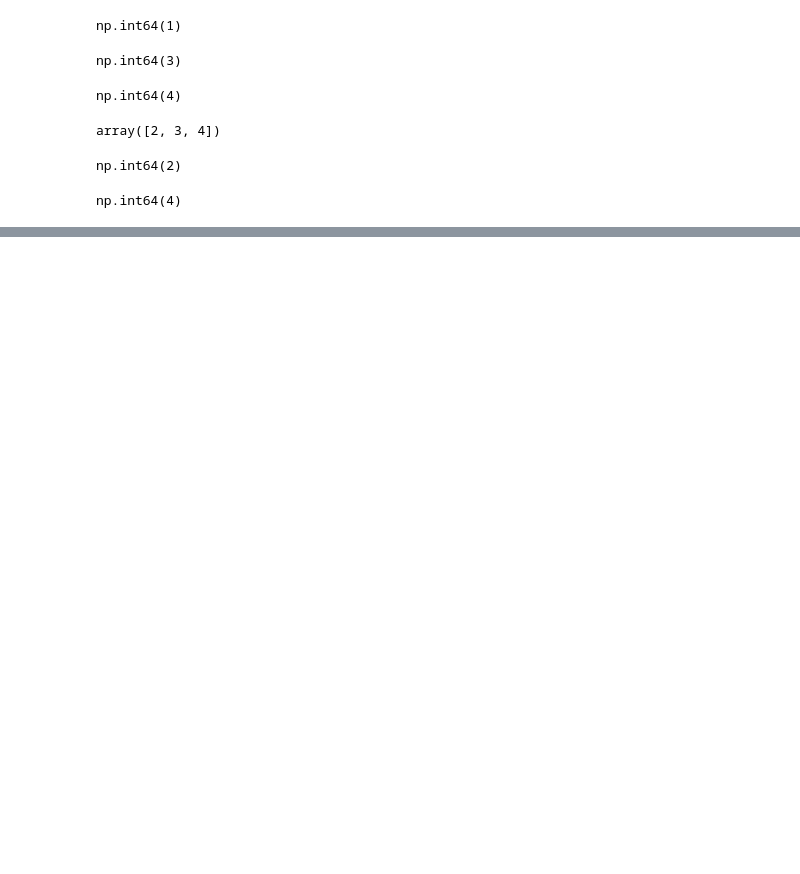
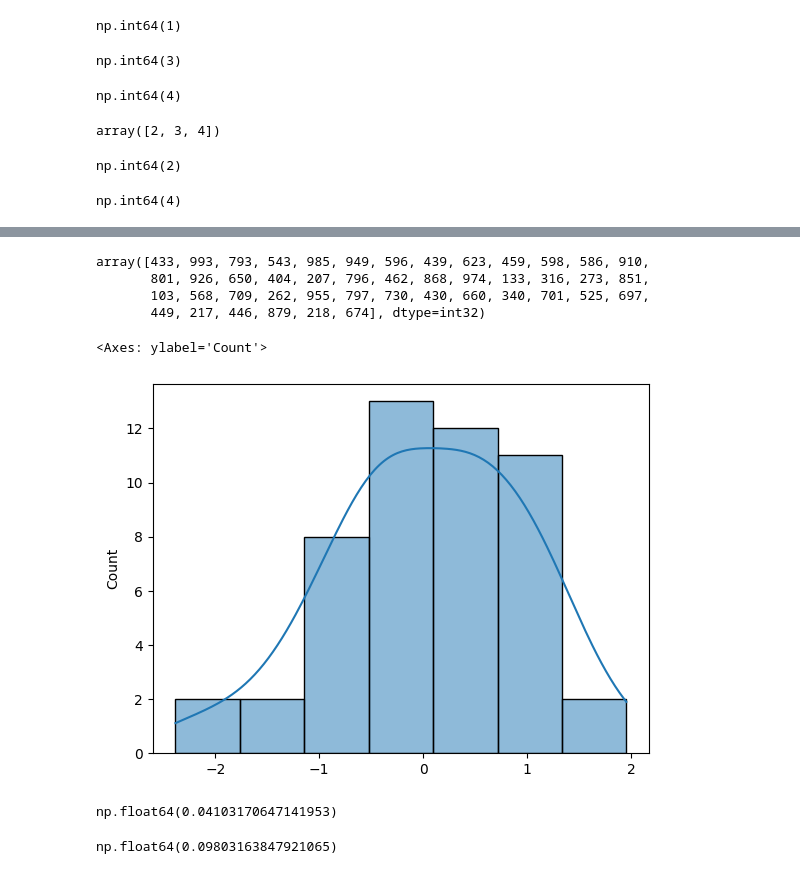
Before and after one commit to Sindhura-tr/Adv-Python-9-11am, a Jupyter notebook: NumPy/Numpy.ipynb, the cells around one changed output, grey strips where cells are left out. Cells and saved outputs as stored; diff of their text form; code cells hidden in the pictures; blank space fills up the shorter version.

```diff
--- a/NumPy/Numpy.ipynb
+++ b/NumPy/Numpy.ipynb
@@ -135,0 +302,9 @@ np.int64(4)
+# %%
+np.random.randint(100,1000,45)
+# %% [output]
+array([433, 993, 793, 543, 985, 949, 596, 439, 623, 459, 598, 586, 910,
+       801, 926, 650, 404, 207, 796, 462, 868, 974, 133, 316, 273, 851,
+       103, 568, 709, 262, 955, 797, 730, 430, 660, 340, 701, 525, 697,
+       449, 217, 446, 879, 218, 674], dtype=int32)
+# %%
+normal_data = np.random.normal(size=50)
@@ -135,0 +313,13 @@ np.int64(4)
+# %%
+sns.histplot(normal_data,kde=True)
+# %% [output]
+<Axes: ylabel='Count'>
+[figure, added]
+# %%
+np.mean(normal_data)
+# %% [output]
+np.float64(0.04103170647141953)
+# %%
+np.median(normal_data)
+# %% [output]
+np.float64(0.09803163847921065)
```
Also changed, not shown: parts of 41 cells of this notebook.
